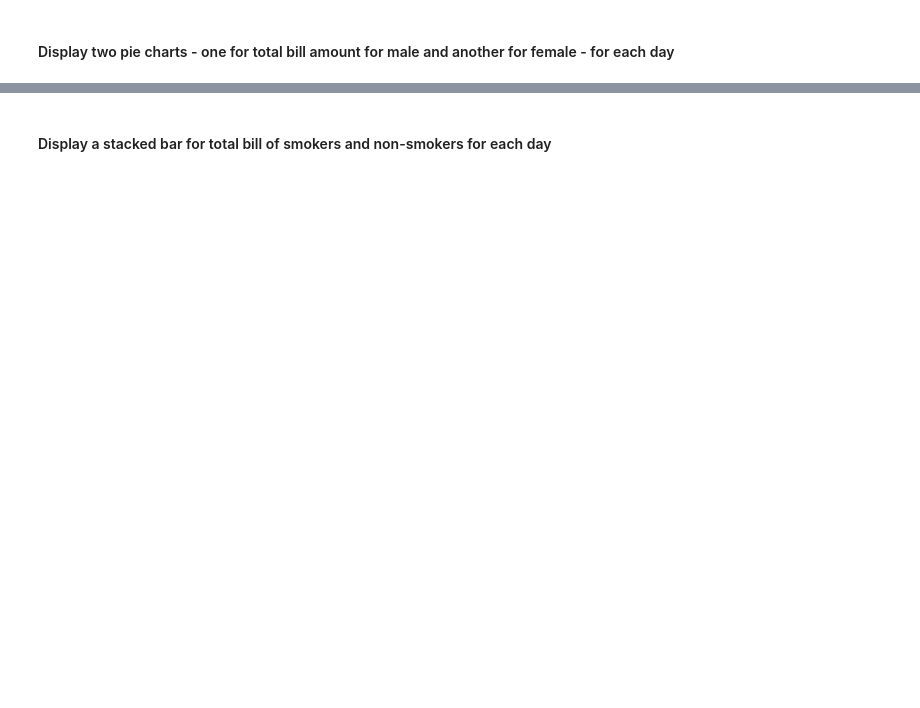
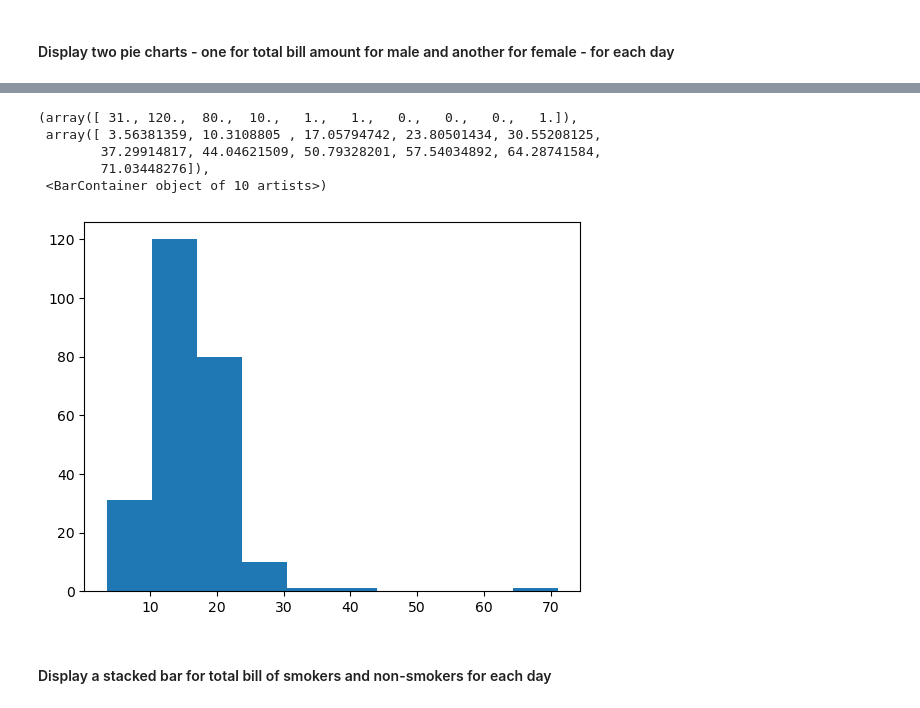
Before and after one commit to rushithadabbiru4-ai/datascience, a Jupyter notebook: matplotlib_tips_questions.ipynb, the cells around one changed output, grey strips where cells are left out. Drawn from its saved outputs; the diff is of its cells as text; code cells hidden in the pictures; blank space fills up the shorter version.

```diff
--- a/matplotlib_tips_questions.ipynb
+++ b/matplotlib_tips_questions.ipynb
@@ -28,2 +77,12 @@ tips.head()
+# %%
+tip_per = tips['tip'] / tips['total_bill'] * 100
+plt.hist(tip_per)
+# %% [output]
+(array([ 31., 120.,  80.,  10.,   1.,   1.,   0.,   0.,   0.,   1.]),
+ array([ 3.56381359, 10.3108805 , 17.05794742, 23.80501434, 30.55208125,
+        37.29914817, 44.04621509, 50.79328201, 57.54034892, 64.28741584,
+        71.03448276]),
+ <BarContainer object of 10 artists>)
+[figure, added]
 # %% [markdown]
 #### Display a stacked bar for total bill of smokers and non-smokers for each day
```
Also changed, not shown: parts of 18 cells of this notebook.
